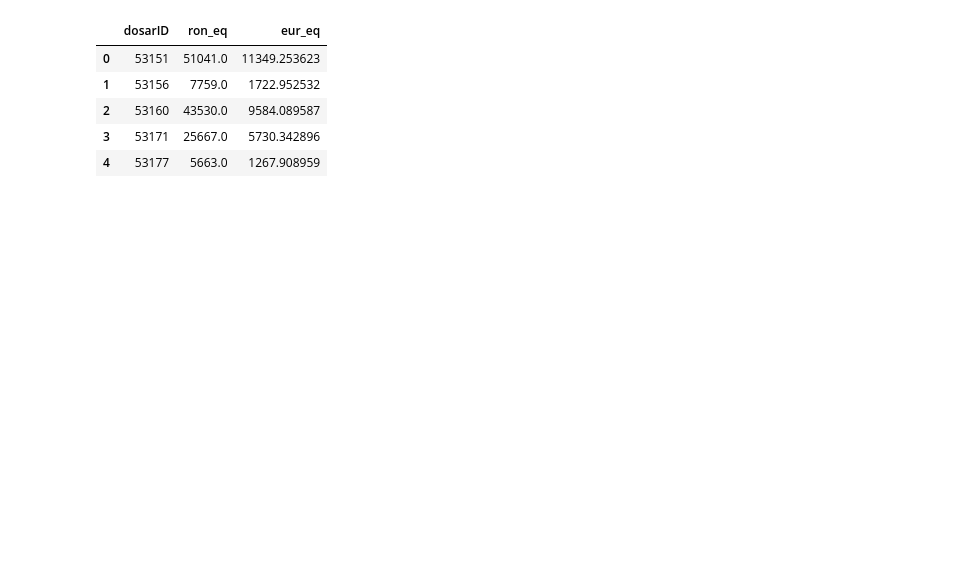
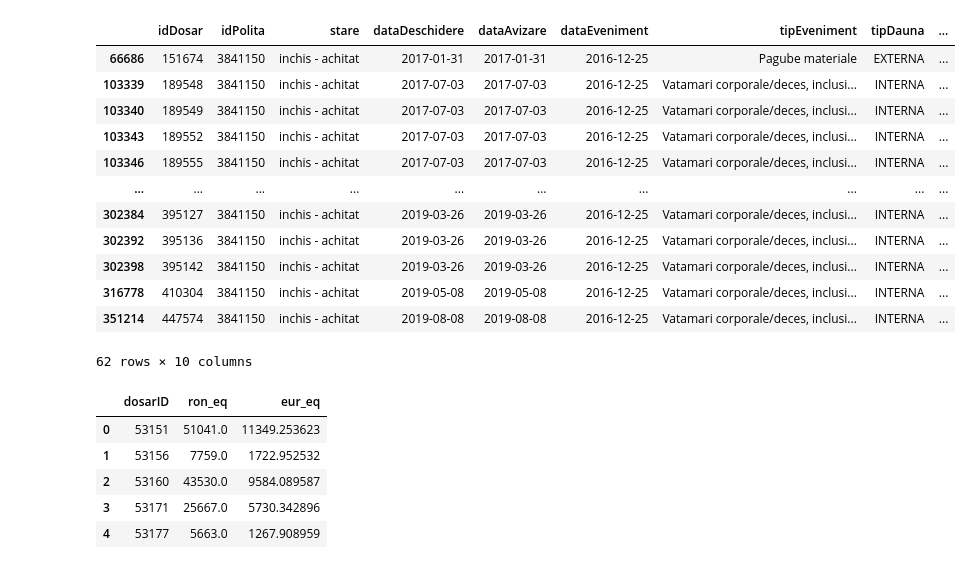
Before and after one commit to CoMa95/InsuranceCompany_Base_Model, a Jupyter notebook: 4. PMOD-41 Claims and payments.ipynb, the cells around one changed output. Saved outputs shown, nothing was run; the diff lists cells and outputs as text; code cells hidden in the pictures; blank space fills up the shorter version.

```diff
--- a/4. PMOD-41 Claims and payments.ipynb
+++ b/4. PMOD-41 Claims and payments.ipynb
@@ -14,3 +18,14 @@ Investigate the payments, the rezerves and ensure that every event has a monetar
 # %%
 # initialise the s3_connector object needed to read/write files into an S3 bucket
 s3con = s3con.s3_connector()
+# %%
+# load the tables
+claims = s3con.read('daune.feather')
+claims = (
+    claims
+    .assign(acc_year = [claims.dataEveniment.iloc[x].year for x in range(claims.shape[0])])
+    .replace
+    .query("acc_year < 2022")
+)
+
+pay_log = pd.read_feather('events_values_log.feather')
@@ -17 +84,17 @@ s3con = s3con.s3_connector()
+# %%
+claims.query("idEvent == '38411502016-12-25'")
+# %% [output]
+|  | idDosar | idPolita | stare | dataDeschidere | dataAvizare | dataEveniment | tipEveniment | tipDauna | ... |
+| 66686 | 151674 | 3841150 | inchis - achitat | 2017-01-31 | 2017-01-31 | 2016-12-25 | Pagube materiale | EXTERNA | ... |
+| 103339 | 189548 | 3841150 | inchis - achitat | 2017-07-03 | 2017-07-03 | 2016-12-25 | Vatamari corporale/deces, inclusi... | INTERNA | ... |
+| 103340 | 189549 | 3841150 | inchis - achitat | 2017-07-03 | 2017-07-03 | 2016-12-25 | Vatamari corporale/deces, inclusi... | INTERNA | ... |
+| 103343 | 189552 | 3841150 | inchis - achitat | 2017-07-03 | 2017-07-03 | 2016-12-25 | Vatamari corporale/deces, inclusi... | INTERNA | ... |
+| 103346 | 189555 | 3841150 | inchis - achitat | 2017-07-03 | 2017-07-03 | 2016-12-25 | Vatamari corporale/deces, inclusi... | INTERNA | ... |
+| ... | ... | ... | ... | ... | ... | ... | ... | ... | ... |
+| 302384 | 395127 | 3841150 | inchis - achitat | 2019-03-26 | 2019-03-26 | 2016-12-25 | Vatamari corporale/deces, inclusi... | INTERNA | ... |
+| 302392 | 395136 | 3841150 | inchis - achitat | 2019-03-26 | 2019-03-26 | 2016-12-25 | Vatamari corporale/deces, inclusi... | INTERNA | ... |
+| 302398 | 395142 | 3841150 | inchis - achitat | 2019-03-26 | 2019-03-26 | 2016-12-25 | Vatamari corporale/deces, inclusi... | INTERNA | ... |
+| 316778 | 410304 | 3841150 | inchis - achitat | 2019-05-08 | 2019-05-08 | 2016-12-25 | Vatamari corporale/deces, inclusi... | INTERNA | ... |
+| 351214 | 447574 | 3841150 | inchis - achitat | 2019-08-08 | 2019-08-08 | 2016-12-25 | Vatamari corporale/deces, inclusi... | INTERNA | ... |
+62 rows × 10 columns
 # %%
```
Also changed, not shown: parts of 25 cells of this notebook.
